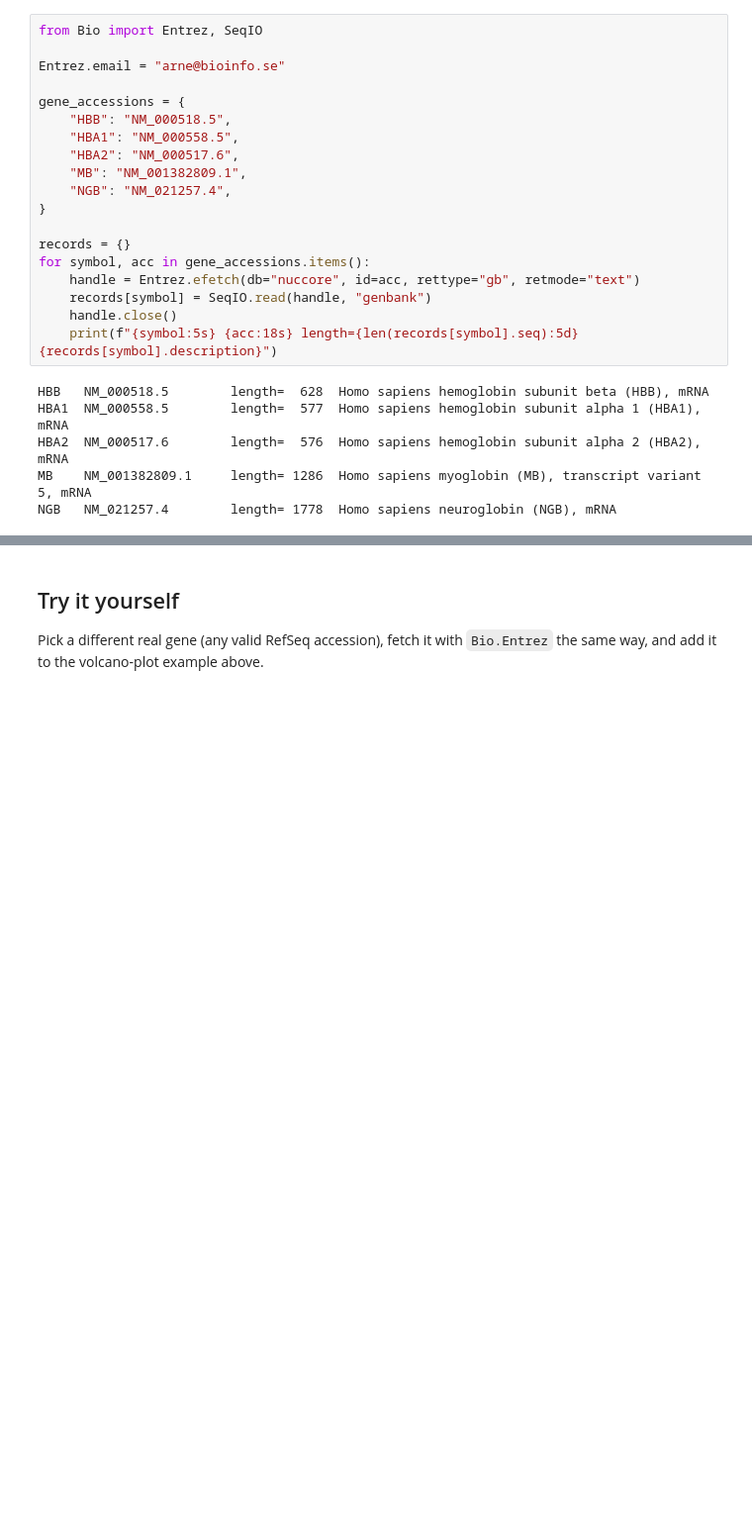
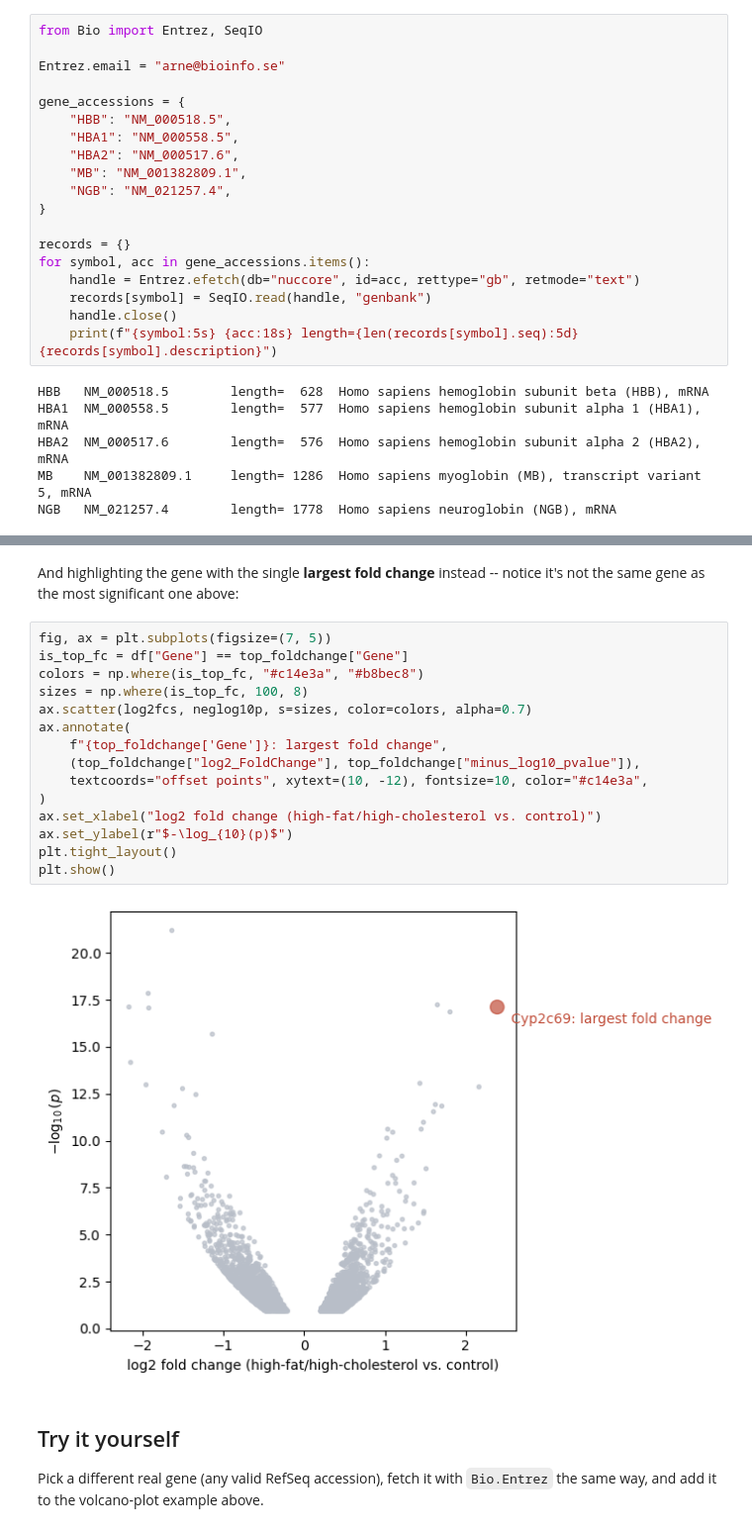
Before and after one commit to ElofssonLab/kb8029-book, a Jupyter notebook: notebooks/day02-tensors-and-a-first-class.ipynb, the cells around one changed output, grey strips where cells are left out. Shown at 99% size. Saved outputs shown, nothing was run; the diff lists cells and outputs as text; blank space fills up the shorter version.

```diff
--- a/notebooks/day02-tensors-and-a-first-class.ipynb
+++ b/notebooks/day02-tensors-and-a-first-class.ipynb
@@ -487,3 +590,24 @@ Three plots, three small edits, three re-runs -- no rebuild from scratch.
+# %% [markdown]
+And highlighting the gene with the single **largest fold change**
+instead -- notice it's not the same gene as the most significant one
+above:
+# %%
+fig, ax = plt.subplots(figsize=(7, 5))
+is_top_fc = df["Gene"] == top_foldchange["Gene"]
+colors = np.where(is_top_fc, "#c14e3a", "#b8bec8")
+sizes = np.where(is_top_fc, 100, 8)
+ax.scatter(log2fcs, neglog10p, s=sizes, color=colors, alpha=0.7)
+ax.annotate(
+    f"{top_foldchange['Gene']}: largest fold change",
+    (top_foldchange["log2_FoldChange"], top_foldchange["minus_log10_pvalue"]),
+    textcoords="offset points", xytext=(10, -12), fontsize=10, color="#c14e3a",
+)
+ax.set_xlabel("log2 fold change (high-fat/high-cholesterol vs. control)")
+ax.set_ylabel(r"$-\log_{10}(p)$")
+plt.tight_layout()
+plt.show()
+# %% [output]
+[figure, added]
 # %% [markdown]
 ## Try it yourself
 
```
Also changed, not shown: parts of 24 cells of this notebook, 2 other files.
